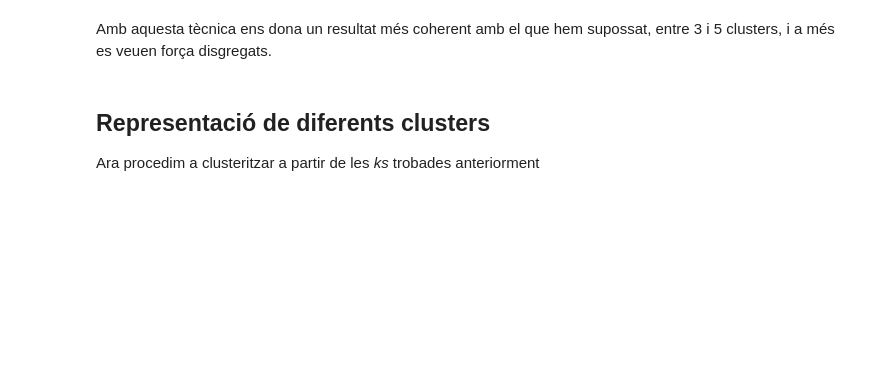
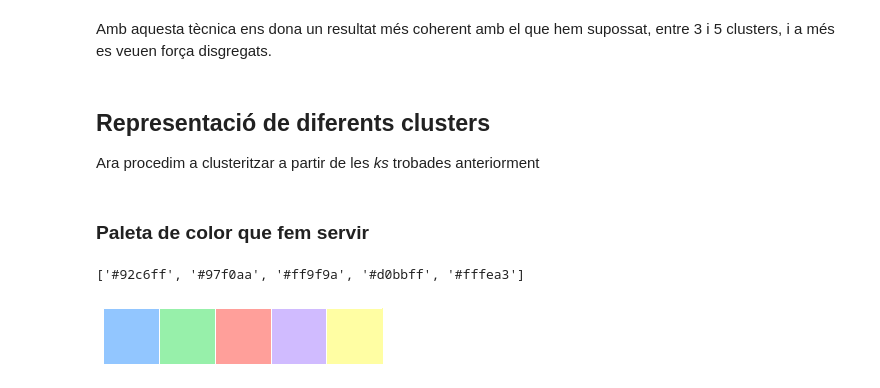
Before and after one commit to pid-ub/pid-UB, a Jupyter notebook: questions/questions-xavi/Question1-clustering.ipynb, the cells around one changed output. Drawn from its saved outputs; the diff is of its cells as text; code cells hidden in the pictures; blank space fills up the shorter version.

```diff
--- a/questions/questions-xavi/Question1-clustering.ipynb
+++ b/questions/questions-xavi/Question1-clustering.ipynb
@@ -467,4 +464,13 @@ def cross_cluster(src, src_lbl, dest, dest_lbl):
     # d2 = Donut(ordered2, out2.index.tolist())
     # show(VBox(d,d2))
     show(d)
+# %% [markdown]
+### Paleta de color que fem servir
+# %%
+colors = sbn.color_palette("pastel", 5)
+sbn.palplot(colors)
+print seabornpalette_to_bokeh(colors)
+# %% [output]
+['#92c6ff', '#97f0aa', '#ff9f9a', '#d0bbff', '#fffea3']
+[figure, added]
 # %%
```
Also changed, not shown: parts of 11 cells of this notebook, 4 other files.
